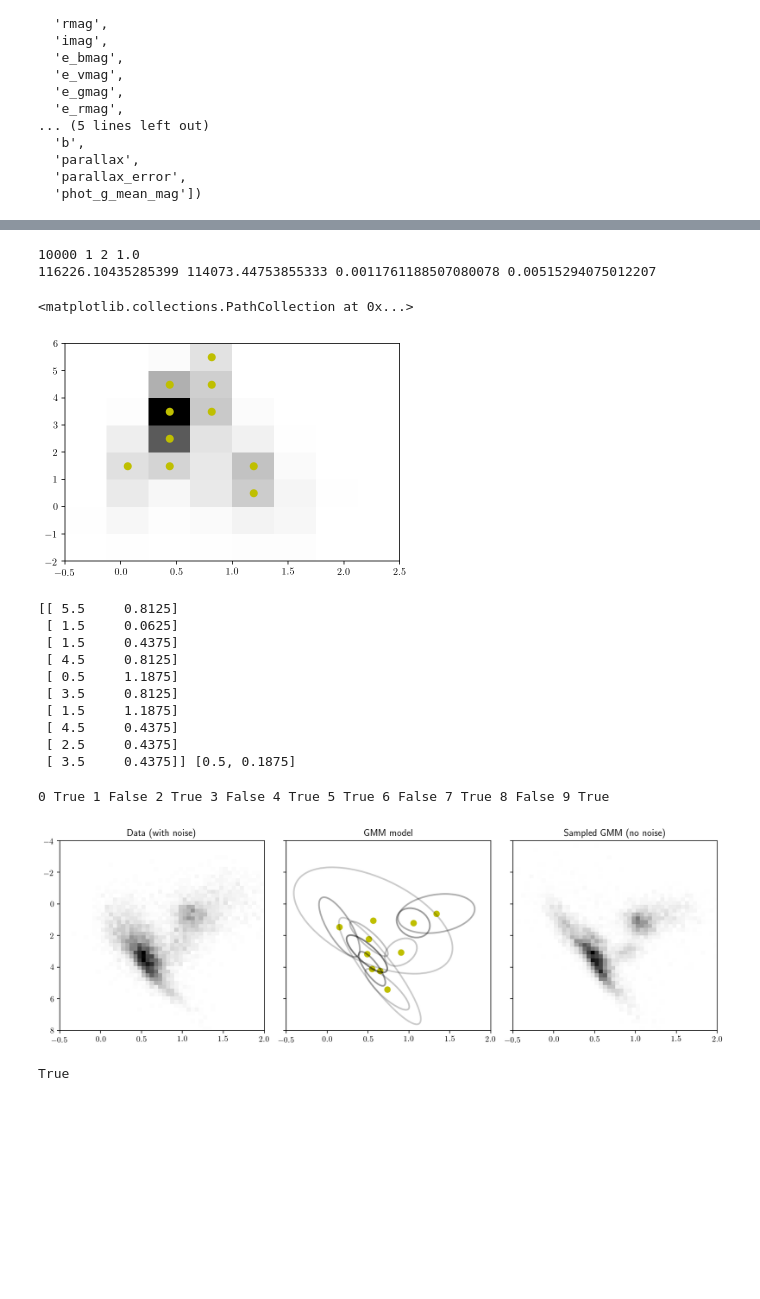
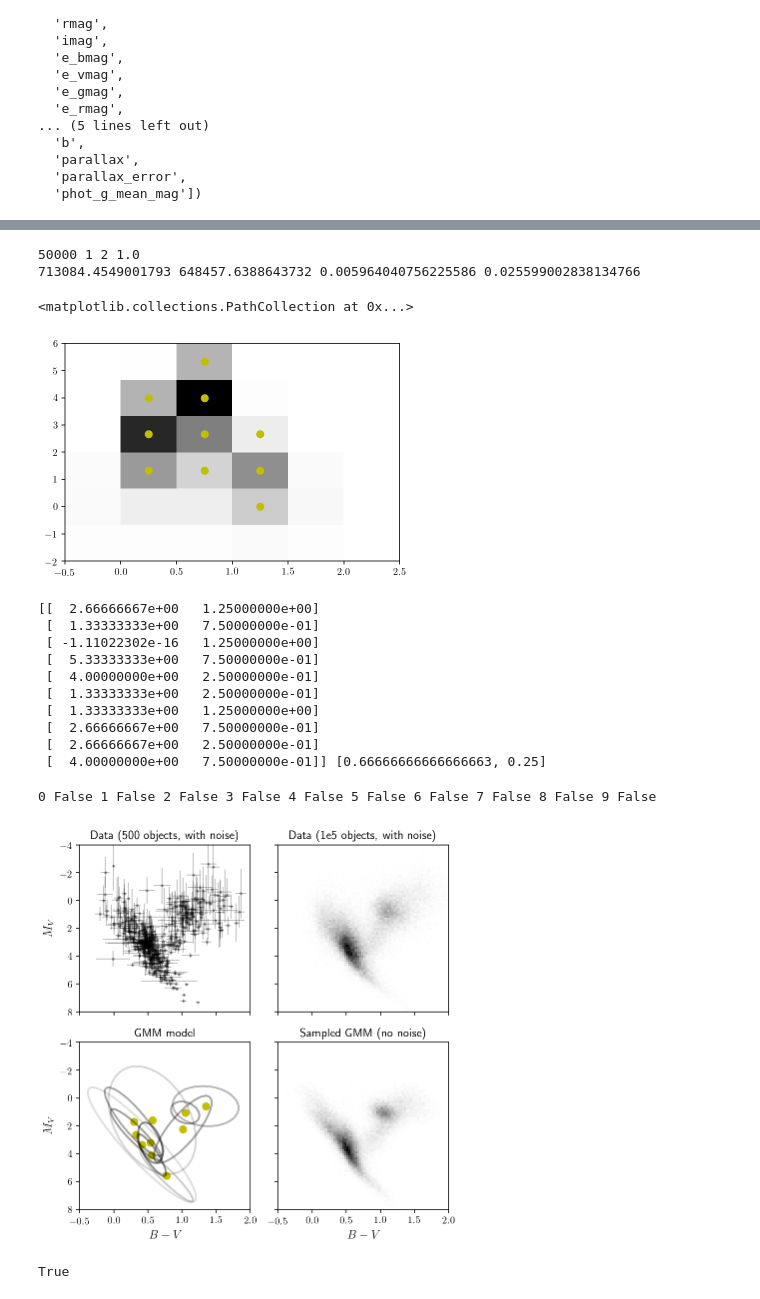
Before and after one commit to errai34/Starlight, a Jupyter notebook: notebooks/HRD GMM nested sampling with marginalized parallax.ipynb, the cells around one changed output, grey strips where cells are left out. Cells and saved outputs as stored; diff of their text form; code cells hidden in the pictures; blank space fills up the shorter version.

```diff
--- a/notebooks/HRD GMM nested sampling with marginalized parallax.ipynb
+++ b/notebooks/HRD GMM nested sampling with marginalized parallax.ipynb
@@ -74,7 +74,7 @@ Number of objects= 1464782
 bayestar = dustmaps.bayestar.BayestarQuery(max_samples=2)
 sfd = dustmaps.sfd.SFDQuery()
 # %%
-nobj = int(1e4) # len(df) #
+nobj = int(5e4) # len(df) #
 sel = np.random.choice(len(df), nobj, replace=False)
 
 obsvarpis = df[['parallax']].values[sel, :].ravel().astype(np.double)
@@ -255,8 +255,8 @@ v2 = - lnprob_multicolor_distbinmarg(
 t3 = time()
 print(v1, v2, t2-t1, t3-t2)
 # %% [output]
-10000 1 2 1.0
-116226.10435285399 114073.44753855333 0.0011761188507080078 0.00515294075012207
+50000 1 2 1.0
+713084.4549001793 648457.6388643732 0.005964040756225586 0.025599002838134766
 # %%
 nbins = 10
 nmarggrid = 5
@@ -305,8 +305,8 @@ cube = np.random.uniform(0, 1, size=ndim)
 #binamps, binmus, binvars, binrhos = convert_params(samples[pos, 2:])
 # %%
 #tile space.
-mus_grid_1 = np.linspace(-2, 6, 9)
-mus_grid_2 = np.linspace(-0.5, 2.5, 9)
+mus_grid_1 = np.linspace(-2, 6, 7)
+mus_grid_2 = np.linspace(-0.5, 2.5, 7)
 mus_tiling = np.meshgrid(mus_grid_1[:-1] + (mus_grid_1[1]-mus_grid_1[0])/2.,
                         mus_grid_2[:-1] + (mus_grid_2[1]-mus_grid_2[0])/2.)
 #keep nbins with highest number of objects.
@@ -321,23 +321,23 @@ sel = np.argsort(hist.T.ravel())[-nbins:]
 plt.scatter(mus_tiling[1].ravel()[sel], mus_tiling[0].ravel()[sel], c='y')
 # %% [output]
 <matplotlib.collections.PathCollection at 0x...>
-[figure, old version]
+[figure, new version]
 # %%
 centermus = np.vstack((mus_tiling[0].ravel()[sel],
                      mus_tiling[1].ravel()[sel])).T
 binwidths = [(mus_grid_1[1]-mus_grid_1[0])/2., (mus_grid_2[1]-mus_grid_2[0])/2.]
 print(centermus, binwidths)
 # %% [output]
-[[ 5.5     0.8125]
- [ 1.5     0.0625]
- [ 1.5     0.4375]
- [ 4.5     0.8125]
- [ 0.5     1.1875]
- [ 3.5     0.8125]
- [ 1.5     1.1875]
- [ 4.5     0.4375]
- [ 2.5     0.4375]
- [ 3.5     0.4375]] [0.5, 0.1875]
+[[  2.66666667e+00   1.25000000e+00]
+ [  1.33333333e+00   7.50000000e-01]
+ [ -1.11022302e-16   1.25000000e+00]
+ [  5.33333333e+00   7.50000000e-01]
+ [  4.00000000e+00   2.50000000e-01]
+ [  1.33333333e+00   2.50000000e-01]
+ [  1.33333333e+00   1.25000000e+00]
+ [  2.66666667e+00   7.50000000e-01]
+ [  2.66666667e+00   2.50000000e-01]
+ [  4.00000000e+00   7.50000000e-01]] [0.66666666666666663, 0.25]
 # %%
 def prior2(cube):
     theta = [0.0] * ndim
@@ -364,11 +364,11 @@ lnprobvals = np.zeros((num, ))
 paramvals = np.zeros((num, ndim))
 paramres = np.zeros((num, ), dtype=bool)
 for i in range(num):
-    x0 = np.random.uniform(0.05, 0.95, ndim)
+    x0 = np.random.uniform(0.02, 0.98, ndim)
     lnprobvals[i] = lnprob(x0)
     paramvals[i, :] = x0
     if 1:
-        res = minimize(lnprob, x0, bounds=[[0.05, 0.95]]*ndim)
+        res = minimize(lnprob, x0, bounds=[[0.02, 0.98]]*ndim, options={"maxiter": 100})
         paramres[i] = res.success
         print(i, res.success, end=" ")
         lnprobvals[i] = lnprob(res.x)
@@ -377,45 +377,59 @@ for i in range(num):
 pos = np.argmin(lnprobvals)
 binamps, binmus, binvars, binrhos = convert_params(prior2(paramvals[pos, :]))
 # %% [output]
-0 True 1 False 2 True 3 False 4 True 5 True 6 False 7 True 8 False 9 True
+0 False 1 False 2 False 3 False 4 False 5 False 6 False 7 False 8 False 9 False
 # %%
 from matplotlib.patches import Ellipse
 
 bincovars = np.zeros((2, 2, nbins))
 for b in range(nbins):
     bincovars[:, :, b] = np.diag(binvars[b, :])
     bincovars[0, 1, b] = np.sqrt(np.prod(binvars[b, :])) * binrhos[b]
     bincovars[1, 0, b] = bincovars[0, 1, b]
 
-fig, axs = plt.subplots(1, 3, figsize=(12, 4), sharex=True, sharey=True)
+fig, axs = plt.subplots(2, 2, figsize=(6, 6), sharex=True, sharey=True)
+axs = axs.ravel()
 
+subsel = np.random.choice(nobj, int(5e2), replace=False)
 rr = [[-0.5, 2], [-4, 8]]
+
+axs[0].errorbar(obscolors[subsel] - dustamps[subsel] * dustcoefs[1],
+                  obsabsmags[subsel] - dustamps[subsel] * dustcoefs[0],
+                  xerr=obscolors_var[subsel]**0.5,
+                  yerr=(obsmags_var[subsel] + varpimagvar[subsel])**0.5,
+                  markersize=2, alpha=0.25, fmt="o", lw=1)
+
 
 nbs = np.random.multinomial(nobj, binamps)
 points = np.vstack([np.random.multivariate_normal(binmus[b, :], bincovars[:, :, b], size=nbs[b]) for b in range(nbins)])
-axs[0].hist2d(obscolors[:].ravel(), obsabsmagG[:], 50, cmap="gray_r", range=rr)
+axs[1].hist2d(obscolors[:].ravel(), obsabsmagG[:], 80, cmap="gray_r", range=rr)
 for b in range(nbins):
-    axs[1].scatter(binmus[b, 1], binmus[b, 0], c='y')
+    axs[2].scatter(binmus[b, 1], binmus[b, 0], c='y')
     bincovar = np.matrix([[bincovars[0, 0, b], bincovars[1, 0, b]],
                           [bincovars[0, 1, b], bincovars[1, 1, b]]])
     w, v = np.linalg.eig(bincovar[:, :])
     angle = 90. + 180/np.pi * 0.5 * np.arctan(2 * bincovar[0, 1] / (bincovar[1, 1] - bincovar[0, 0]))
     e = Ellipse(xy=binmus[b, :][np.array([1, 0])],
                 width=4*w[0]**0.5, height=4*w[1]**0.5, angle=angle, ec='k', fill=False)
-    axs[1].add_artist(e)
+    axs[2].add_artist(e)
     e.set_alpha(binamps[b]**0.5)
 
-axs[2].hist2d(points[:, 1], points[:, 0], 50, cmap="gray_r", range=rr)
+axs[3].hist2d(points[:, 1], points[:, 0], 80, cmap="gray_r", range=rr)
 axs[0].set_ylim(rr[1][::-1])
 axs[0].set_xlim(rr[0])
 
-axs[0].set_title('Data (with noise)')
-axs[1].set_title('GMM model')
-axs[2].set_title('Sampled GMM (no noise)')
+axs[0].set_title('Data (500 objects, with noise)')
+axs[1].set_title('Data (1e5 objects, with noise)')
+axs[2].set_title('GMM model')
+axs[3].set_title('Sampled GMM (no noise)')
+axs[0].set_ylabel('$M_V$')
+axs[2].set_ylabel('$M_V$')
+axs[2].set_xlabel('$B-V$')
+axs[3].set_xlabel('$B-V$')
 
 fig.tight_layout()
 # %% [output]
-[figure, old version]
+[figure, new version]
 # %%
 def lnprob(x):
     binamps, binmus, binvars, binrhos = convert_params(prior2(x))
```
Also changed, not shown: parts of 1 cell of this notebook.
